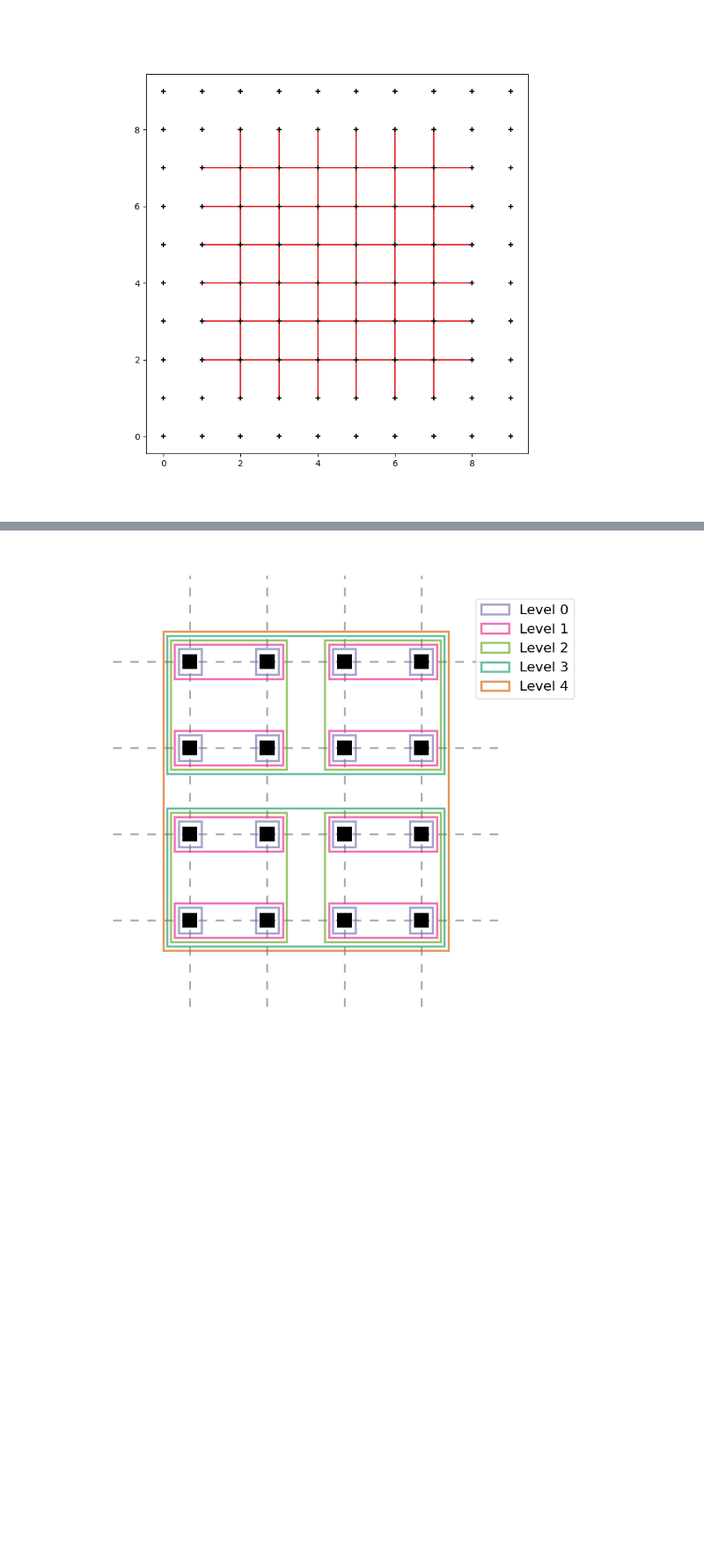
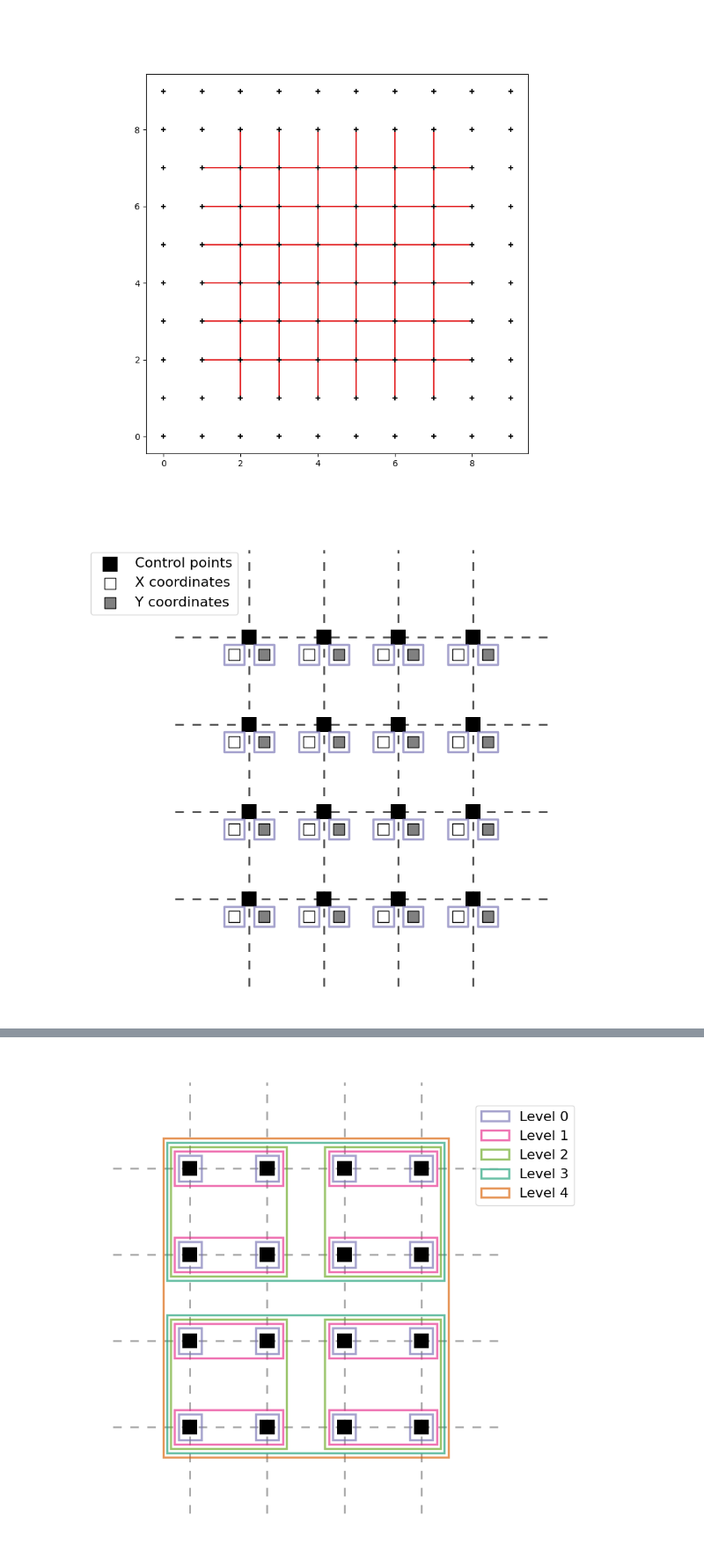
Before and after one commit to joasiee/elastix, a Jupyter notebook: experiments/notebooks/bsplines.ipynb, the cells around one changed output, grey strips where cells are left out. Shown at 88% size. Drawn from its saved outputs; the diff is of its cells as text; code cells hidden in the pictures; blank space fills up the shorter version.

```diff
--- a/experiments/notebooks/bsplines.ipynb
+++ b/experiments/notebooks/bsplines.ipynb
@@ -305,5 +305,42 @@ if __name__ == '__main__':
     plt.show()
 # %% [output]
 [figure]
+# %%
+fig = plt.figure(figsize=(8, 8))
+ax = fig.gca()
+
+grid_size = 4
+c = generate_grid(grid_size, False)
+
+cpoints_x = [p.x for p in c.flatten()]
+cpoints_y = [p.y for p in c.flatten()]
+
+c_x = [p + Point(-0.2, -0.2) for p in c.flatten()]
+c_y = [p + Point(0.2, -0.2) for p in c.flatten()]
+
+xcoords_x = [p.x for p in c_x]
+xcoords_y = [p.y for p in c_x]
+ycoords_x = [p.x for p in c_y]
+ycoords_y = [p.y for p in c_y]
+
+for i in range(grid_size):
+    ax.plot([i, i], [-1, grid_size], c='black', linestyle=(0, (5, 5)), linewidth=2, alpha=0.7, zorder=1)
+    ax.plot([-1, grid_size], [i, i], c='black', linestyle=(0, (5, 5)), linewidth=2, alpha=0.7, zorder=1)
+
+markersize = 300
+markersize_small = 180
+ax.scatter(cpoints_x, cpoints_y, s=markersize, marker='s', facecolor='black', edgecolor='none', label="Control points")
+ax.scatter(xcoords_x, xcoords_y, s=markersize_small, marker='s', facecolor='white', edgecolor='black', label="X coordinates")
+ax.scatter(xcoords_x, xcoords_y, s=markersize_small*3, marker='s', facecolor='none', edgecolor='#7570b3', alpha=0.65, linewidth=2.5)
+ax.scatter(ycoords_x, ycoords_y, s=markersize_small, marker='s', facecolor='gray', edgecolor='black', label="Y coordinates")
+ax.scatter(ycoords_x, ycoords_y, s=markersize_small*3, marker='s', facecolor='none', edgecolor='#7570b3', alpha=0.65, linewidth=2.5)
+
+ax.axis("off")
+ax.legend(bbox_to_anchor=(0.2, 0.95), borderaxespad=0, prop={'size': 16})
+ax.get_figure().tight_layout()
+
+plt.savefig("univariate_model.pdf")
+# %% [output]
+[figure, added]
 # %%
 fig = plt.figure(figsize=(8, 8))
```
Also changed, not shown: parts of 2 cells of this notebook, 4 other files.
